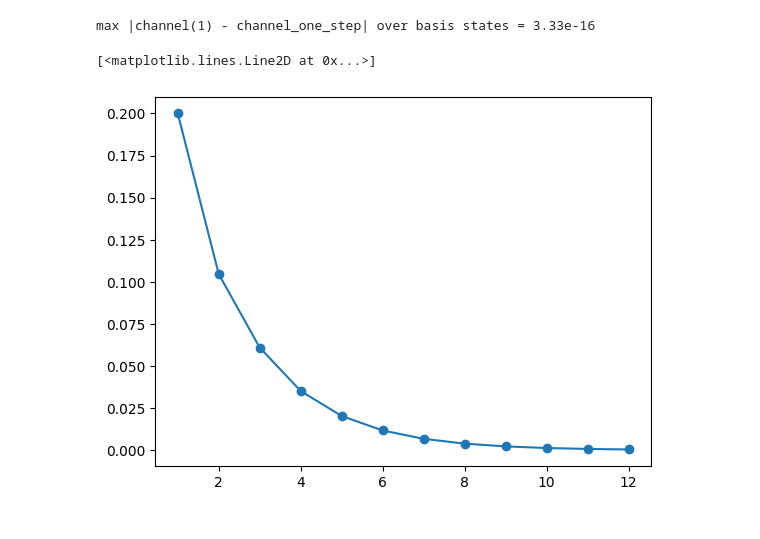
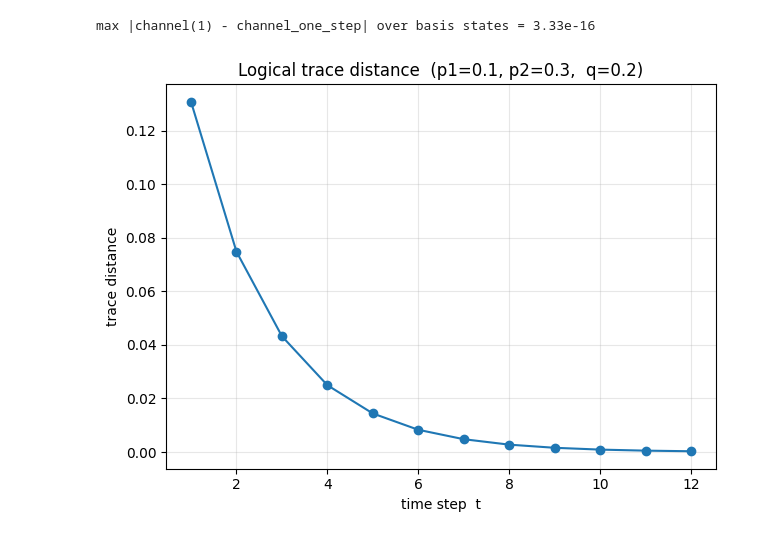
Before and after one commit to YommoY-official/MPQMasters, a Jupyter notebook: non_markovian_measure/non_markovian_measure.ipynb, the cells around one changed output. Saved outputs shown, nothing was run; the diff lists cells and outputs as text; code cells hidden in the pictures.

Commit message:
changed to logical channel

```diff
--- a/non_markovian_measure/non_markovian_measure.ipynb
+++ b/non_markovian_measure/non_markovian_measure.ipynb
@@ -294,15 +863,11 @@ t=15  D=1.000000
 # %%
-# ---- Channel drift:  ||channel(t, rho) - channel(t-1, rho)||_1 ----
-# Shows the dynamical map settling: this difference decays monotonically to 0 as the channel
-# relaxes to its steady state. With the corrected (partial-product) family the trace distance
-# is monotonically non-increasing, so there is no backflow and the BLP measure is 0.
+# ---- Channel drift:  ||Phi_t(rho) - Phi_{t-1}(rho)||_1 ----
 q    = 0.2
 Tmax = 20
-channel = make_channel(build_all_channels(Tmax, q))
+_chans_0b = build_logical_channels(code, Tmax, q)
+channel   = make_logical_channel(code, _chans_0b, U)
 
-rho1 = basis_state(int('100', 2))
-rho2 = basis_state(int('101', 2))                # a pure computational-basis input state
-rho = rho1 - rho2
+rho = logical_basis_state(0) - logical_basis_state(1)
 
 ts   = list(range(1, Tmax + 1))
 diff = [trace_norm(channel(t, rho) - channel(t - 1, rho)) for t in ts]
@@ -311,7 +876,7 @@ plt.figure(figsize=(6, 4))
 plt.plot(ts, diff, marker='o', ms=4)
 plt.xlabel('time step  t')
 plt.ylabel(r'$\|\Phi_t(\rho) - \Phi_{t-1}(\rho)\|_1$')
-plt.title(f'Channel output drift   (q={q})')
+plt.title(f'Logical channel drift   (q={q})')
 plt.grid(alpha=0.3)
 plt.tight_layout()
 plt.show()
@@ -418,22 +1008,38 @@ print(f"max |channel(1) - channel_one_step| over basis states = {_maxdiff:.2e}")
 # %% [output]
 max |channel(1) - channel_one_step| over basis states = 3.33e-16
 # %%
+def input_state(code: ClassicalCode, p: float) -> np.ndarray:
+    """
+    Logical codeword mixture: (1-p)|0>_L<0|_L + p|1>_L<1|_L.
+
+    Parameters
+    ----------
+    code : ClassicalCode
+    p    : float -- mixing parameter in [0, 1]
+
+    Returns
+    -------
+    np.ndarray[complex], shape (2^k, 2^k)
+    """
+    return (1 - p) * logical_basis_state(0) + p * logical_basis_state(1)
+
 p1 = 0.1
 p2 = 0.3
-def input_state(p):
-    return  (1-p) * basis_state(0) + p * basis_state(7)
+rho1 = input_state(code, p1)
+rho2 = input_state(code, p2)
+Tmax = 12
+ts   = list(range(1, Tmax + 1))
 
-rho1 = input_state(p1)
-rho2 = input_state(p2)
-Tmax = 12
-ts = list(range(1, Tmax + 1))
-M = channel(5,rho1-rho2)
+dist_vals = [0.5 * trace_norm(channel(t, rho1 - rho2)) for t in ts]
 
-dict = [0.5 * trace_norm(channel(t, rho1-rho2)) for t in ts]
-
-plt.plot(ts,dict, marker = 'o')
+plt.plot(ts, dist_vals, marker='o')
+plt.xlabel('time step  t')
+plt.ylabel(r'trace distance')
+plt.title(f'Logical trace distance  (p1={p1}, p2={p2},  q=0.2)')
+plt.grid(alpha=0.3)
+plt.tight_layout()
+plt.show()
 # %% [output]
-[<matplotlib.lines.Line2D at 0x...>]
-[figure, old version]
+[figure, new version]
 # %%
 # ---- Maximise the BLP non-Markovian measure over (p1, p2) ----
```
Also changed, not shown: parts of 17 cells of this notebook.
